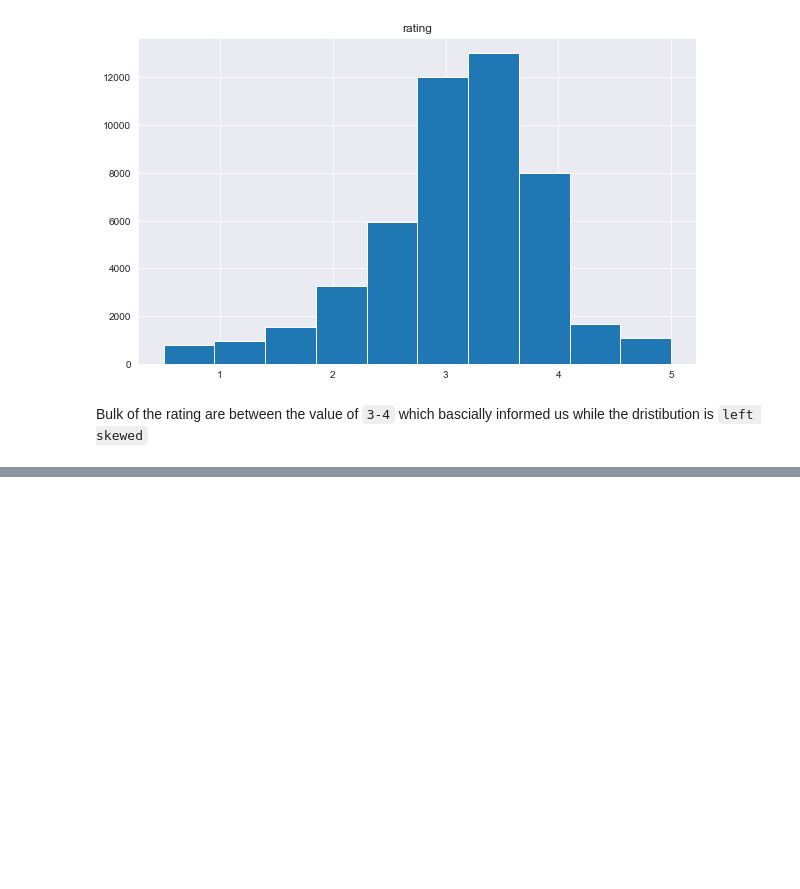
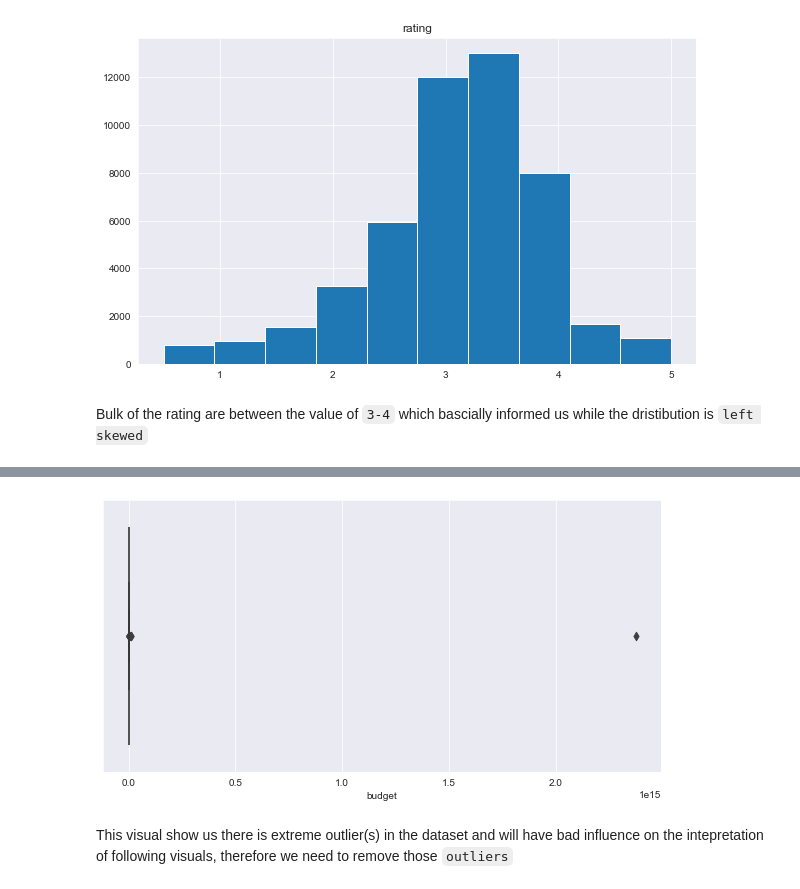
Before and after one commit to MaureenMbugua/Unsupervised-Predict-Team-ES2, a Jupyter notebook: rough1.ipynb, the cells around one changed output, grey strips where cells are left out. Saved outputs shown, nothing was run; the diff lists cells and outputs as text; code cells hidden in the pictures; blank space fills up the shorter version.

```diff
--- a/rough1.ipynb
+++ b/rough1.ipynb
@@ -394,0 +601,17 @@ temp[["genre", "title"]].to_csv('genre.csv')
+# %%
+# inputing manually for currency not so popular and not in the json file
+other_curr = {'$':1, 'FRF':0.155, 'DEM':0.52, 'ESP':1.02, 'BEF':0.025, 'ATS':0.074,
+              'FIM':0.17, 'NLG':0.46, 'BGL':0.52, 'PTE':0.00508, 'VEB':0.0000000018,
+              'ITL':0.000526, 'LVL':1.449,'RUR':0.016,}
+# %%
+# appending exchange rate against dollar to a dictionary
+currency_exchange = {}
+for x in currency:
+    currency_exchange[x] = (currencies | other_curr)[x]
+# currency_exchange
+# %%
+# Grouping to movies and converting all currency to 'USD'
+movie_grp = df_imdb.groupby('movieId').agg({"rating":"mean",
+                                            "budget_currency":lambda x: pd.Series.mode(x)[0], "budgets":"mean"})
+movie_grp['budget'] = movie_grp.apply(lambda x: round(x.budgets/currency_exchange[x.budget_currency]), axis=1)
+movie_grp.sample(10)
@@ -394,0 +631,8 @@ temp[["genre", "title"]].to_csv('genre.csv')
+# %%
+# Using visual to check for outliers
+fig, ax = plt.subplots(1, figsize=(10,5))
+sns.boxenplot(x='budget', data=movie_grp);
+# %% [output]
+[figure, added]
+# %% [markdown]
+This visual show us there is extreme outlier(s) in the dataset and will have bad influence on the intepretation of following visuals, therefore we need to remove those `outliers`
```
Also changed, not shown: parts of 34 cells of this notebook, 1 other file.
